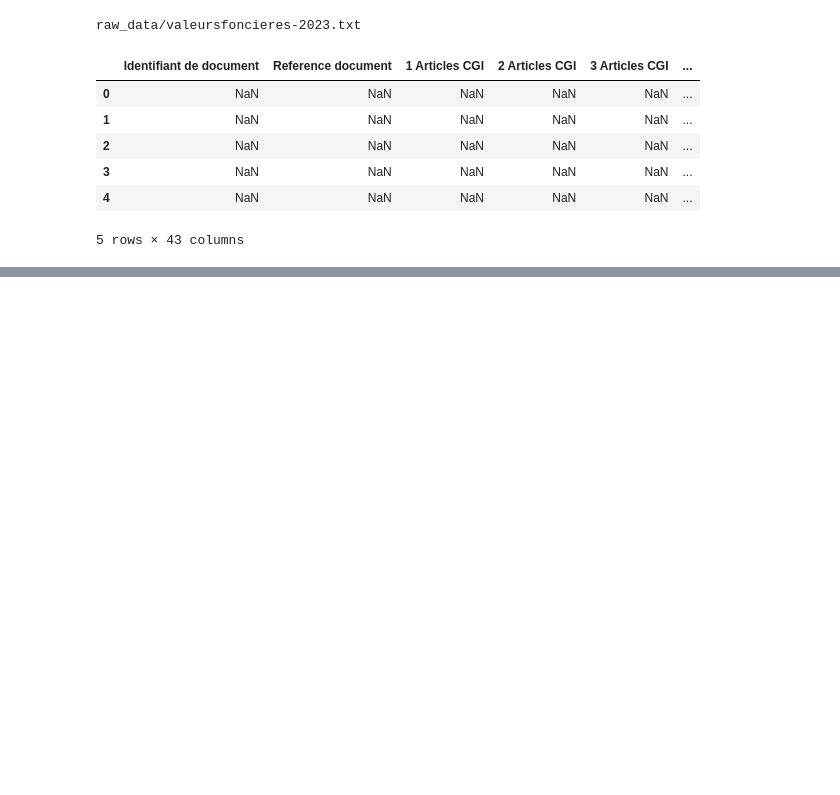
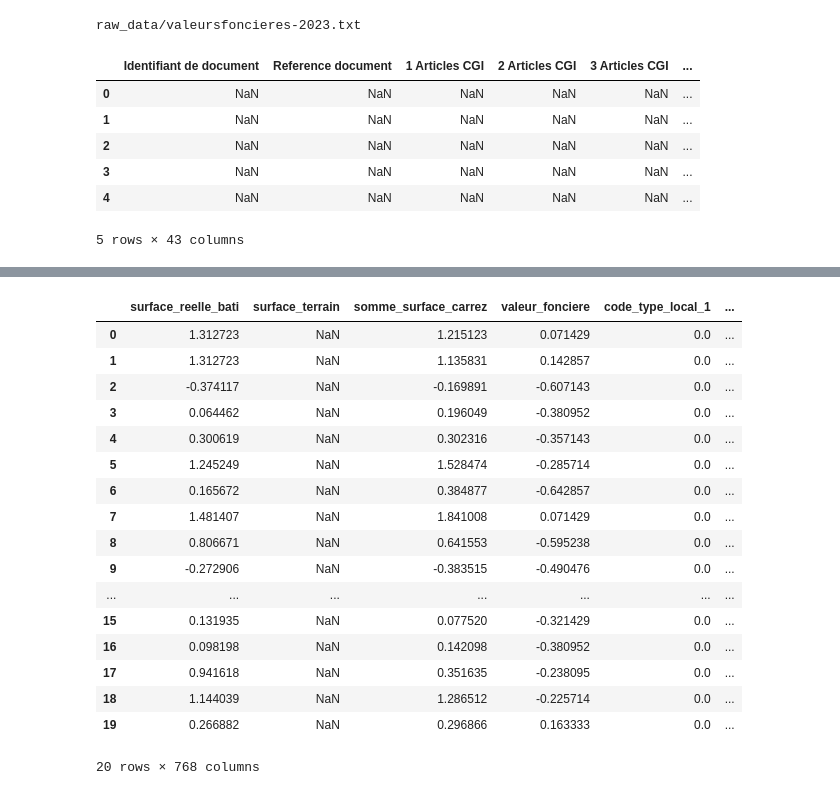
Before and after one commit to CecilePoulard/projimmo, a Jupyter notebook: test_package.ipynb, the cells around one changed output, grey strips where cells are left out. Drawn from its saved outputs; the diff is of its cells as text; code cells hidden in the pictures; blank space fills up the shorter version.

```diff
--- a/test_package.ipynb
+++ b/test_package.ipynb
@@ -106,0 +147,21 @@ NameError: name 'min_date' is not defined
+# %%
+df_2.head(20)
+# %% [output]
+|  | surface_reelle_bati | surface_terrain | somme_surface_carrez | valeur_fonciere | code_type_local_1 | ... |
+| 0 | 1.312723 | NaN | 1.215123 | 0.071429 | 0.0 | ... |
+| 1 | 1.312723 | NaN | 1.135831 | 0.142857 | 0.0 | ... |
+| 2 | -0.374117 | NaN | -0.169891 | -0.607143 | 0.0 | ... |
+| 3 | 0.064462 | NaN | 0.196049 | -0.380952 | 0.0 | ... |
+| 4 | 0.300619 | NaN | 0.302316 | -0.357143 | 0.0 | ... |
+| 5 | 1.245249 | NaN | 1.528474 | -0.285714 | 0.0 | ... |
+| 6 | 0.165672 | NaN | 0.384877 | -0.642857 | 0.0 | ... |
+| 7 | 1.481407 | NaN | 1.841008 | 0.071429 | 0.0 | ... |
+| 8 | 0.806671 | NaN | 0.641553 | -0.595238 | 0.0 | ... |
+| 9 | -0.272906 | NaN | -0.383515 | -0.490476 | 0.0 | ... |
+| ... | ... | ... | ... | ... | ... | ... |
+| 15 | 0.131935 | NaN | 0.077520 | -0.321429 | 0.0 | ... |
+| 16 | 0.098198 | NaN | 0.142098 | -0.380952 | 0.0 | ... |
+| 17 | 0.941618 | NaN | 0.351635 | -0.238095 | 0.0 | ... |
+| 18 | 1.144039 | NaN | 1.286512 | -0.225714 | 0.0 | ... |
+| 19 | 0.266882 | NaN | 0.296866 | 0.163333 | 0.0 | ... |
+20 rows × 768 columns
```
Also changed, not shown: parts of 3 cells of this notebook, 3 other files.
